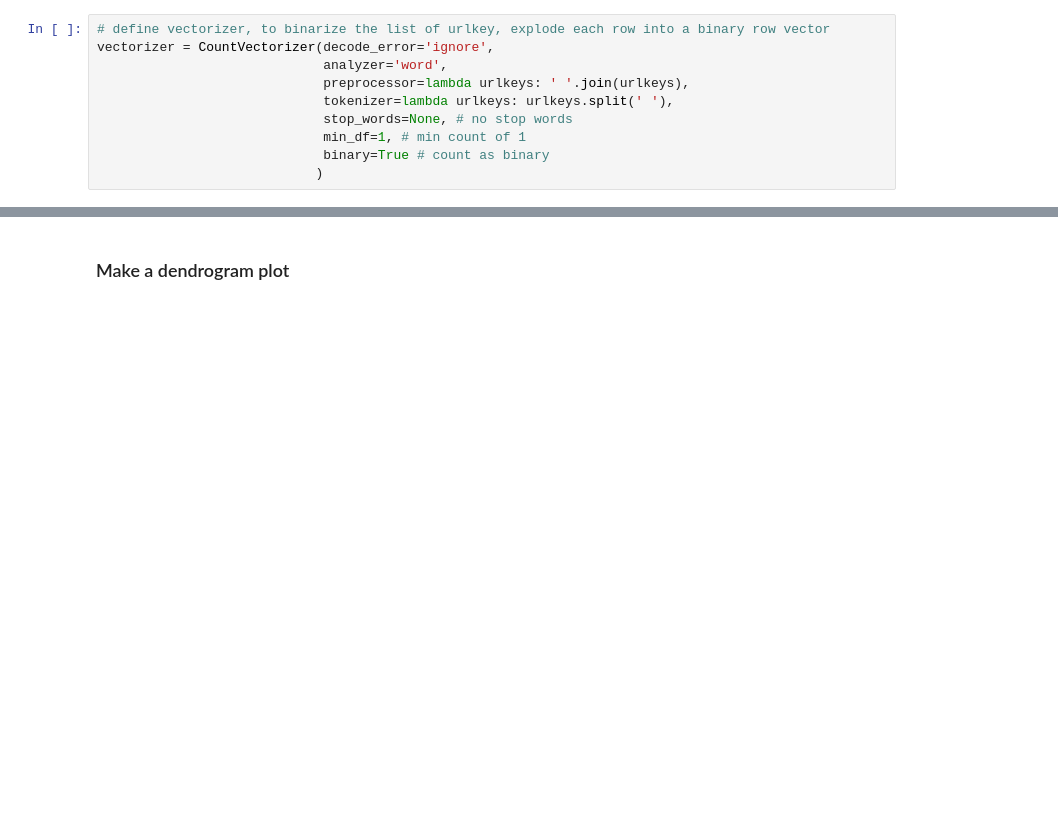
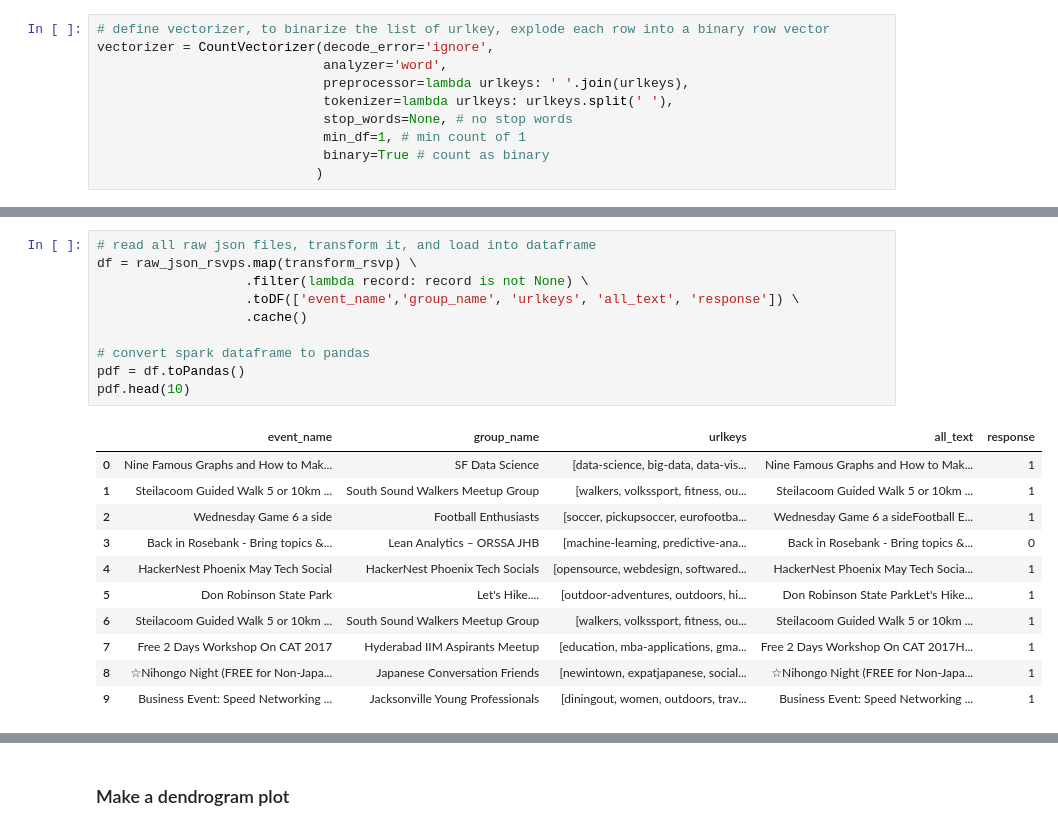
Before and after one commit to tianyu-tristan/meetup-rsvps, a Jupyter notebook: code/ml/ML.ipynb, the cells around one changed output, grey strips where cells are left out. Drawn from its saved outputs; the diff is of its cells as text; blank space fills up the shorter version.

```diff
--- a/code/ml/ML.ipynb
+++ b/code/ml/ML.ipynb
@@ -240,0 +250,22 @@ vectorized_urlkeys.shape
+# %%
+# read all raw json files, transform it, and load into dataframe
+df = raw_json_rsvps.map(transform_rsvp) \
+                   .filter(lambda record: record is not None) \
+                   .toDF(['event_name','group_name', 'urlkeys', 'all_text', 'response']) \
+                   .cache()
+
+# convert spark dataframe to pandas
+pdf = df.toPandas()
+pdf.head(10)
+# %% [output]
+|  | event_name | group_name | urlkeys | all_text | response |
+| 0 | Nine Famous Graphs and How to Mak... | SF Data Science | [data-science, big-data, data-vis... | Nine Famous Graphs and How to Mak... | 1 |
+| 1 | Steilacoom Guided Walk 5 or 10km ... | South Sound Walkers Meetup Group | [walkers, volkssport, fitness, ou... | Steilacoom Guided Walk 5 or 10km ... | 1 |
+| 2 | Wednesday Game 6 a side | Football Enthusiasts | [soccer, pickupsoccer, eurofootba... | Wednesday Game 6 a sideFootball E... | 1 |
+| 3 | Back in Rosebank - Bring topics &... | Lean Analytics – ORSSA JHB | [machine-learning, predictive-ana... | Back in Rosebank - Bring topics &... | 0 |
+| 4 | HackerNest Phoenix May Tech Social | HackerNest Phoenix Tech Socials | [opensource, webdesign, softwared... | HackerNest Phoenix May Tech Socia... | 1 |
+| 5 | Don Robinson State Park | Let's Hike.... | [outdoor-adventures, outdoors, hi... | Don Robinson State ParkLet's Hike... | 1 |
+| 6 | Steilacoom Guided Walk 5 or 10km ... | South Sound Walkers Meetup Group | [walkers, volkssport, fitness, ou... | Steilacoom Guided Walk 5 or 10km ... | 1 |
+| 7 | Free 2 Days Workshop On CAT 2017 | Hyderabad IIM Aspirants Meetup | [education, mba-applications, gma... | Free 2 Days Workshop On CAT 2017H... | 1 |
+| 8 | ☆Nihongo Night (FREE for Non-Japa... | Japanese Conversation Friends | [newintown, expatjapanese, social... | ☆Nihongo Night (FREE for Non-Japa... | 1 |
+| 9 | Business Event: Speed Networking ... | Jacksonville Young Professionals | [diningout, women, outdoors, trav... | Business Event: Speed Networking ... | 1 |
```
Also changed, not shown: parts of 74 cells of this notebook, 3 other files.
